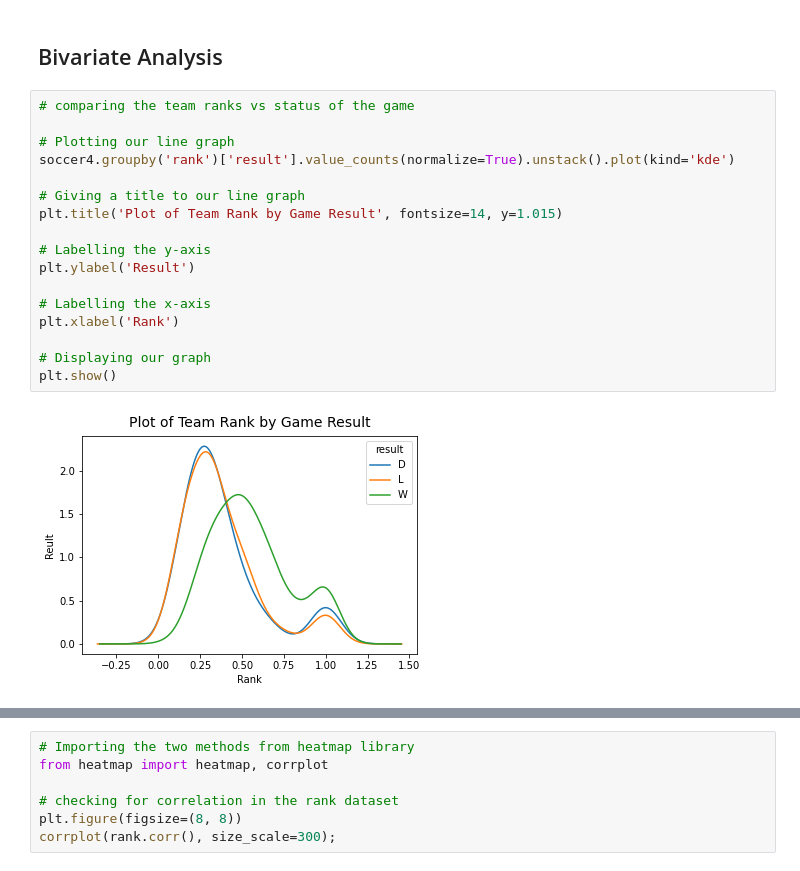
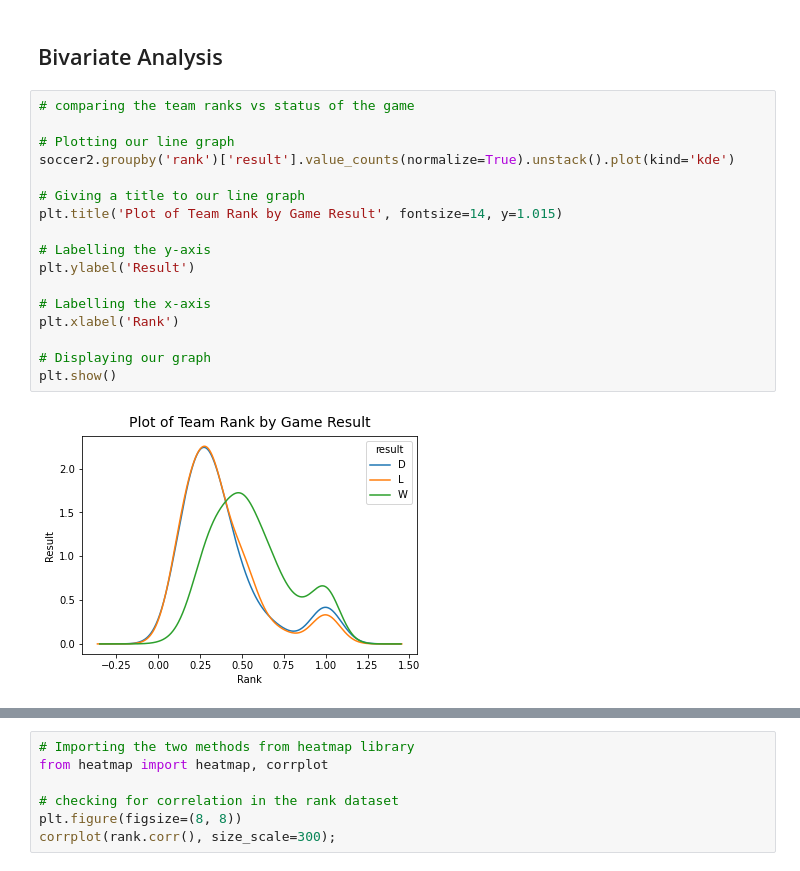
Before and after one commit to Mwadz/IP-week-6, a Jupyter notebook: Week_6_Machine_Learning_Regression_Cynthia_Mwadime_2022_IP.ipynb, the cells around one changed output, grey strips where cells are left out. Drawn from its saved outputs; the diff is of its cells as text.

```diff
--- a/Week_6_Machine_Learning_Regression_Cynthia_Mwadime_2022_IP.ipynb
+++ b/Week_6_Machine_Learning_Regression_Cynthia_Mwadime_2022_IP.ipynb
@@ -436,22 +436,22 @@ plt.show()
 # %%
 # comparing the team ranks vs status of the game
 
 # Plotting our line graph
-soccer4.groupby('rank')['result'].value_counts(normalize=True).unstack().plot(kind='kde')
+soccer2.groupby('rank')['result'].value_counts(normalize=True).unstack().plot(kind='kde')
 
 # Giving a title to our line graph
 plt.title('Plot of Team Rank by Game Result', fontsize=14, y=1.015)
 
 # Labelling the y-axis
 plt.ylabel('Result')
 
 # Labelling the x-axis
 plt.xlabel('Rank')
 
 # Displaying our graph
 plt.show()
 # %% [output]
-[figure, old version]
+[figure, new version]
 # %%
 # Installing heatmapz
 !pip install heatmapz
```
Also changed, not shown: parts of 66 cells of this notebook.
